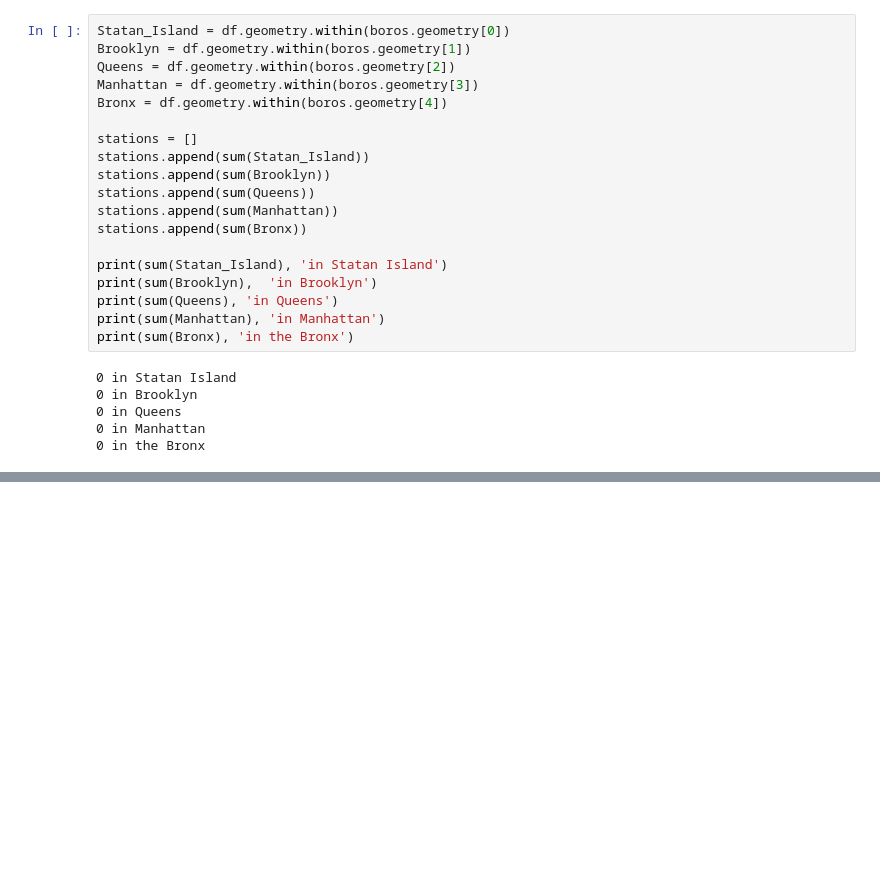
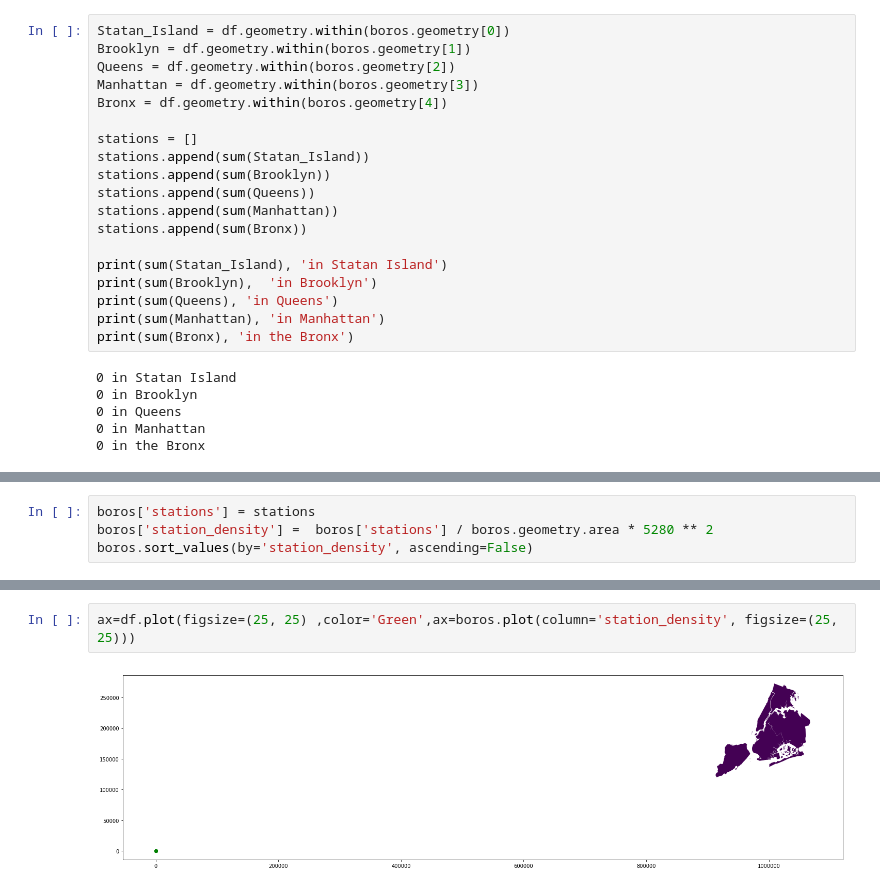
Before and after one commit to DanTheOnlyMan/ce599, a Jupyter notebook: 10-Spatial Analysis/citibike.ipynb, the cells around one changed output, grey strips where cells are left out. Cells and saved outputs as stored; diff of their text form; blank space fills up the shorter version.

```diff
--- a/10-Spatial Analysis/citibike.ipynb
+++ b/10-Spatial Analysis/citibike.ipynb
@@ -136,0 +154,4 @@ print(sum(Bronx), 'in the Bronx')
+# %%
+boros['stations'] = stations
+boros['station_density'] =  boros['stations'] / boros.geometry.area * 5280 ** 2
+boros.sort_values(by='station_density', ascending=False)
@@ -136,0 +165,4 @@ print(sum(Bronx), 'in the Bronx')
+# %%
+ax=df.plot(figsize=(25, 25) ,color='Green',ax=boros.plot(column='station_density', figsize=(25, 25)))
+# %% [output]
+[figure, added]
```
Also changed, not shown: parts of 7 cells of this notebook.
